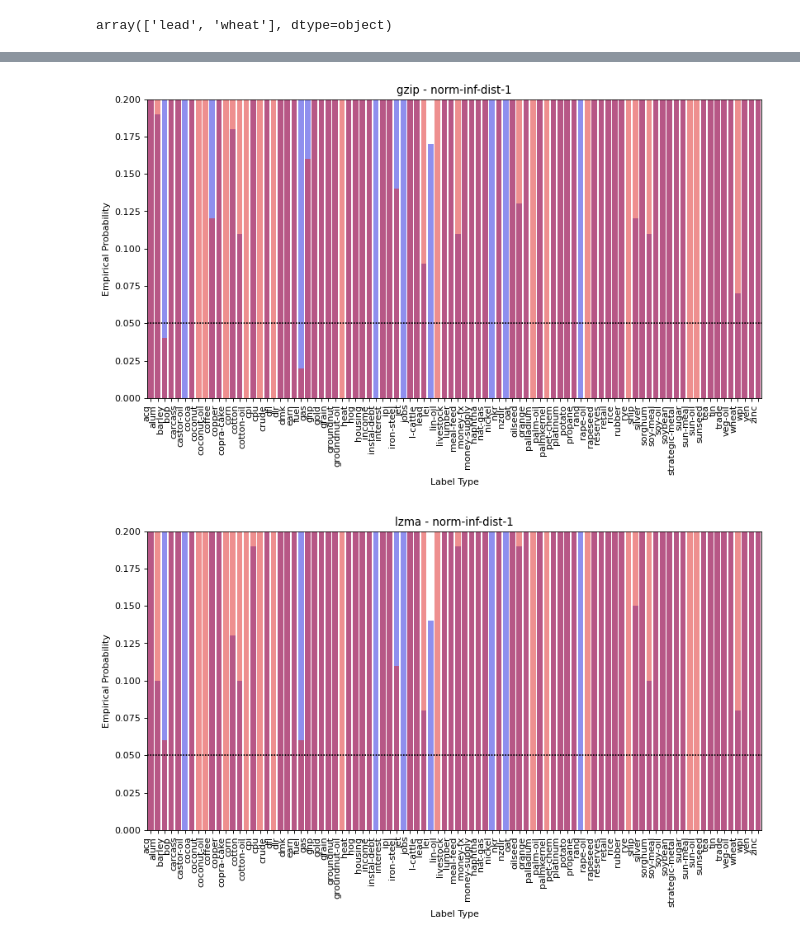
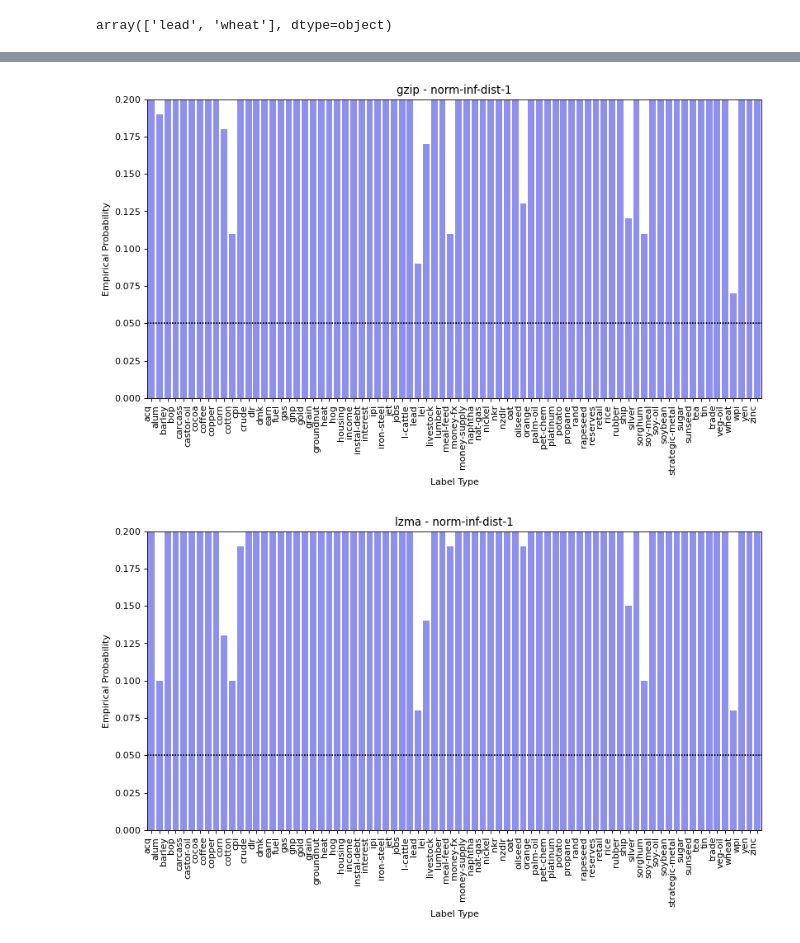
Before and after one commit to samuelbarrett1234/csproject, a Jupyter notebook: Reuters Analysis.ipynb, the cells around one changed output, grey strips where cells are left out. Saved outputs shown, nothing was run; the diff lists cells and outputs as text; code cells hidden in the pictures.

```diff
--- a/Reuters Analysis.ipynb
+++ b/Reuters Analysis.ipynb
@@ -36,10 +36,11 @@ for compname in df_val['compname'].unique():
     plt.gcf().set_size_inches((12, 6))
     plt.gcf().set_dpi(80)
     plt.ylim((0.0, 0.2))
-    sns.barplot(data=df_val[(df_val["compname"] == compname) & (df_val["ncd_formula"] == ncd_formula)],
+    sns.barplot(data=df_val[(df_val["compname"] == compname) & (df_val["ncd_formula"] == ncd_formula)
+                            & pd.notnull(df_val["emp_prob"])],
                 x="lbltype_name", y="emp_prob", color='b', alpha=0.5)
-    sns.barplot(data=df_test[(df_test["compname"] == compname) & (df_test["ncd_formula"] == ncd_formula)],
-                x="lbltype_name", y="emp_prob", color='r', alpha=0.5)
+    #sns.barplot(data=df_test[(df_test["compname"] == compname) & (df_test["ncd_formula"] == ncd_formula)],
+    #            x="lbltype_name", y="emp_prob", color='r', alpha=0.5)
     plt.axhline(y=0.05, color='black', dashes=(1, 1))
     plt.xlabel('Label Type')
     plt.ylabel('Empirical Probability')
@@ -51,2 +52,2 @@ for compname in df_val['compname'].unique():
-[figure, old version]
+[figure, new version]
-[figure, old version]
+[figure, new version]
```
Also changed, not shown: parts of 1 cell of this notebook, 1 other file.
